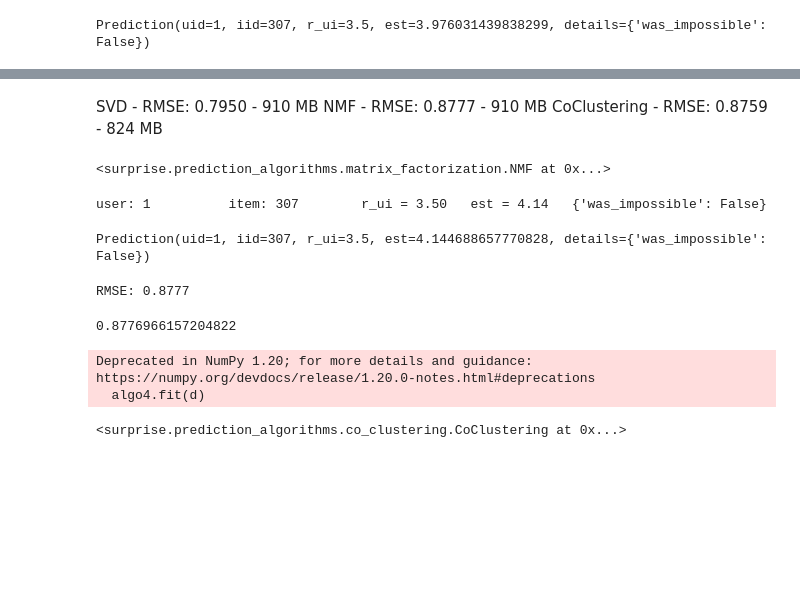
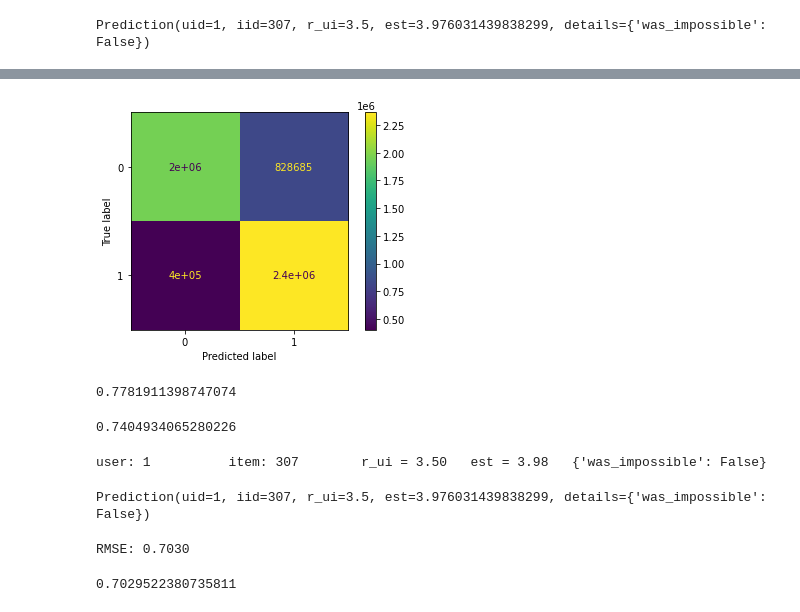
Before and after one commit to hoanganhlinh/WB_Asia_Laura_Pawel, a Jupyter notebook: Model2.ipynb, the cells around one changed output, grey strips where cells are left out. Drawn from its saved outputs; the diff is of its cells as text; code cells hidden in the pictures; blank space fills up the shorter version.

Commit message:
model 2 scoring

```diff
--- a/Model2.ipynb
+++ b/Model2.ipynb
@@ -75,20 +98,38 @@ sim_options = {
-# %% [markdown]
-SVD - RMSE: 0.7950 - 910 MB
-NMF - RMSE: 0.8777 - 910 MB
-CoClustering - RMSE: 0.8759 - 824 MB
 # %%
-algo2 = NMF()
-algo2.fit(trainset)
+#algo2 = NMF()
+#algo2.fit(trainset)
+#pickle.dump(algo, open(filename2, 'wb'))
-# %% [output]
-<surprise.prediction_algorithms.matrix_factorization.NMF at 0x...>
+# %%
+filename2 = 'NMF_model.sav'
+algo2 = pickle.load(open(filename2, 'rb'))
+# %%
+predictions2 = algo2.test(testset)
+# %%
+recommend2 = list(map(isRecommended, predictions2))
+# %%
+cm2 =confusion_matrix(liked, recommend2)
+# %%
+disp2 = ConfusionMatrixDisplay(confusion_matrix=cm2)
+disp2.plot()
+plt.show()
+# %% [output]
+[figure, added]
+# %%
+accuracy_score(liked, recommend2)
+# %% [output]
+0.7781911398747074
+# %%
+precision_score(liked, recommend2, average='binary')
+# %% [output]
+0.7404934065280226
 # %%
 algo2.predict(1, 307, r_ui =3.5,verbose=True)
 # %% [output]
-user: 1          item: 307        r_ui = 3.50   est = 4.14   {'was_impossible': False}
+user: 1          item: 307        r_ui = 3.50   est = 3.98   {'was_impossible': False}
-Prediction(uid=1, iid=307, r_ui=3.5, est=4.144688657770828, details={'was_impossible': False})
+Prediction(uid=1, iid=307, r_ui=3.5, est=3.976031439838299, details={'was_impossible': False})
 # %%
 predictions2 = algo2.test(testset)
 accuracy.rmse(predictions2)
 # %% [output]
-RMSE: 0.8777
+RMSE: 0.7030
-0.8776966157204822
+0.7029522380735811
@@ -101,7 +138,4 @@ d = data.build_full_trainset()
 # %%
-algo4 = CoClustering()
-algo4.fit(d)
+#algo4 = CoClustering()
+#algo4.fit(d)
+#pickle.dump(algo4, open(filename3, 'wb'))
-# %% [output]
-Deprecated in NumPy 1.20; for more details and guidance: https://numpy.org/devdocs/release/1.20.0-notes.html#deprecations
-  algo4.fit(d)
-<surprise.prediction_algorithms.co_clustering.CoClustering at 0x...>
```
Also changed, not shown: parts of 36 cells of this notebook.
